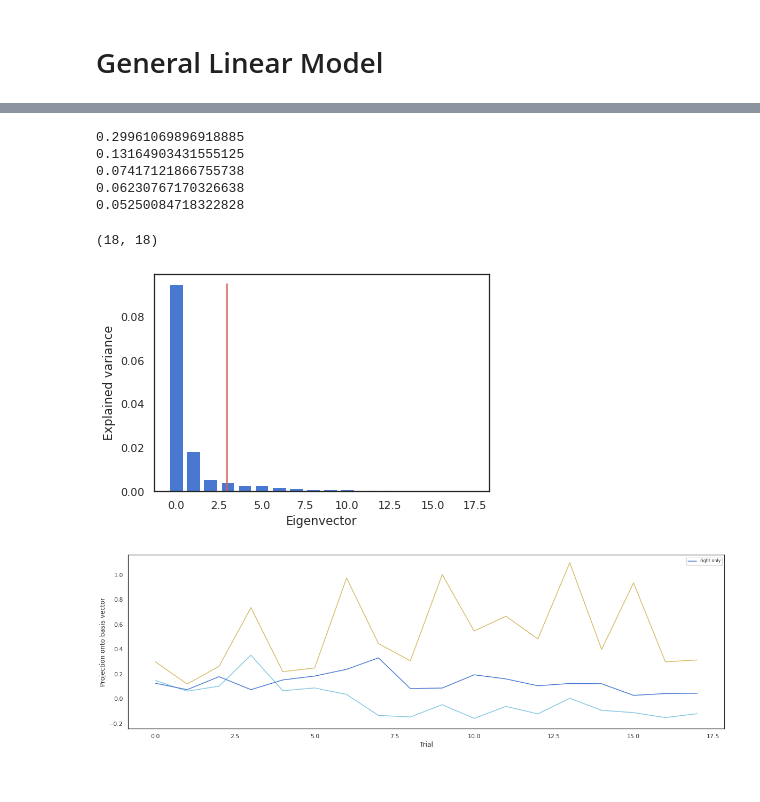
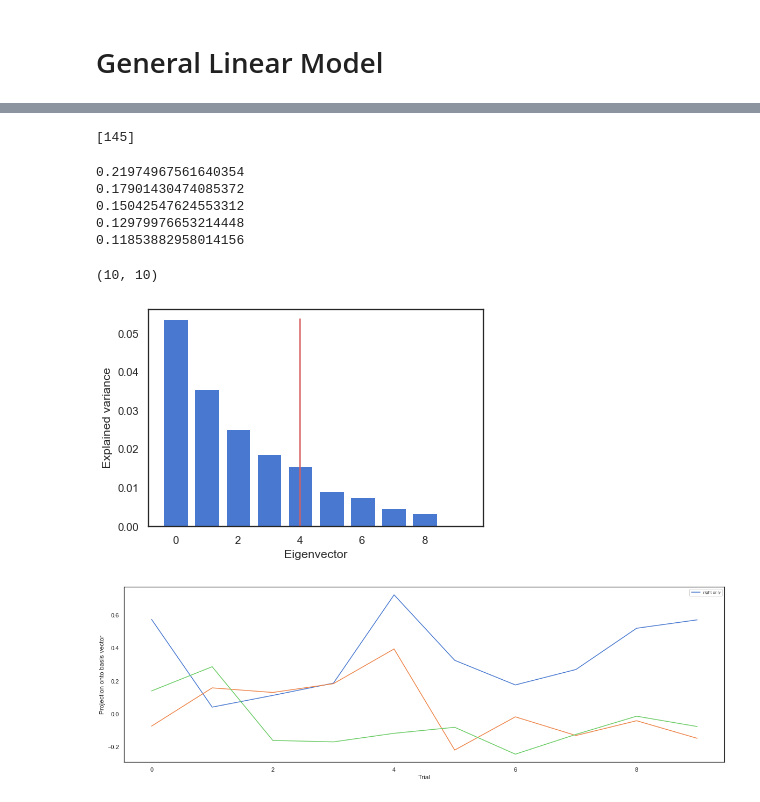
Before and after one commit to jorgeerrz/mistaken_mice, a Jupyter notebook: mistaken_mice.ipynb, the cells around one changed output, grey strips where cells are left out. Drawn from its saved outputs; the diff is of its cells as text; code cells hidden in the pictures.

```diff
--- a/mistaken_mice.ipynb
+++ b/mistaken_mice.ipynb
@@ -148,30 +116,36 @@ For now, just one session
+# %%
+[np.sum(np.isin(alldat[x]['brain_area'],["VISa", "VISam", "VISl", "VISp", "VISpm", "VISrl"])) for x in [11]]
+# %% [output]
+[145]
 # %%
-session = 11
-filtered = filter_spikes(alldat,session,unfair_only=True,brain_area='VISp')
-dat = neurons_PCA(filtered,0.1,50,130)
+session = 0
+brain_areas =[ "VISam", "VISl", "VISp", "VISpm", "VISrl"]
+#brain_areas = ['MOp']
+filtered = filter_spikes(alldat,session,unfair_only=True,brain_area=brain_areas)
+dat = neurons_PCA(filtered,0.1,0,250)
 plt.plot(dat['PCs'][0,:])
 plt.plot(dat['PCs'][1,:])
 plt.plot(dat['PCs'][2,:])
 
 print(np.std(dat['PCs'][0,:]))
 print(np.std(dat['PCs'][1,:]))
 print(np.std(dat['PCs'][2,:]))
 print(np.std(dat['PCs'][3,:]))
 print(np.std(dat['PCs'][4,:]))
 
 
 plt.xlabel('Trial')
 plt.ylabel('Projection onto basis vector')
 dat['PCs'].shape
 # %% [output]
-0.29961069896918885
-0.13164903431555125
-0.07417121866755738
-0.06230767170326638
-0.05250084718322828
+0.21974967561640354
+0.17901430474085372
+0.15042547624553312
+0.12979976653214448
+0.11853882958014156
-(18, 18)
+(10, 10)
-[figure, old version]
+[figure, new version]
-[figure, old version]
+[figure, new version]
 # %%
 
 #print(dat['PCs'].shape)
```
Also changed, not shown: parts of 10 cells of this notebook, 1 other file.
